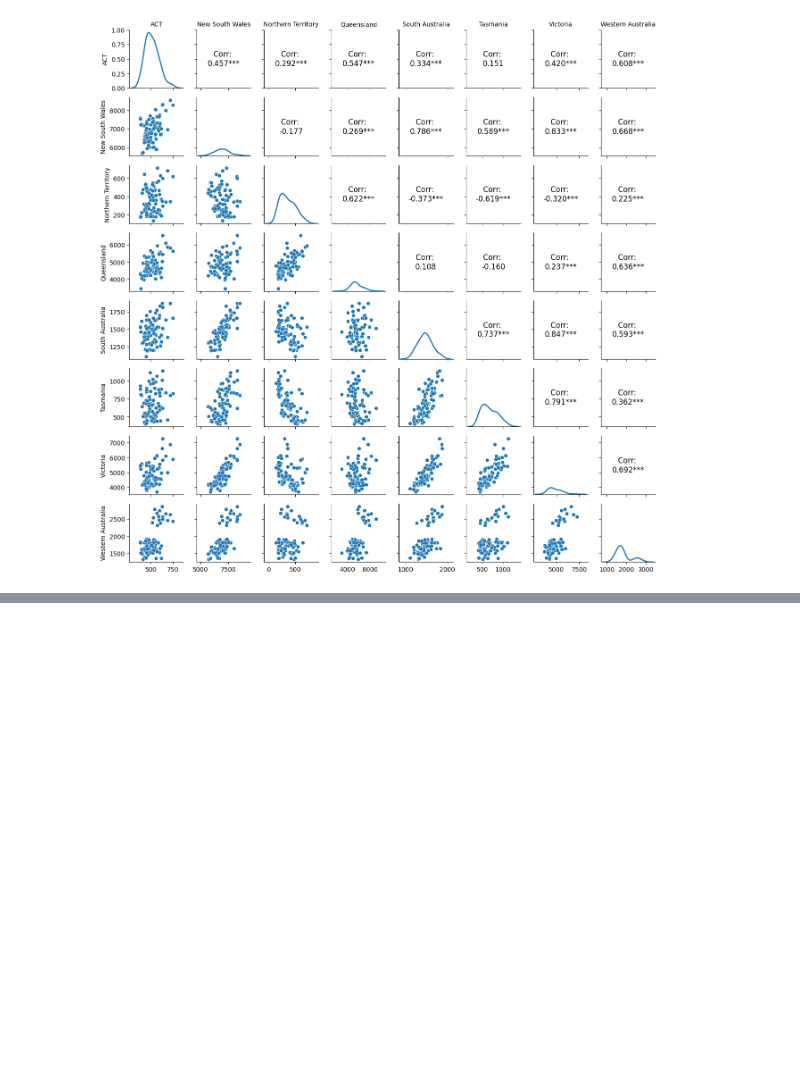
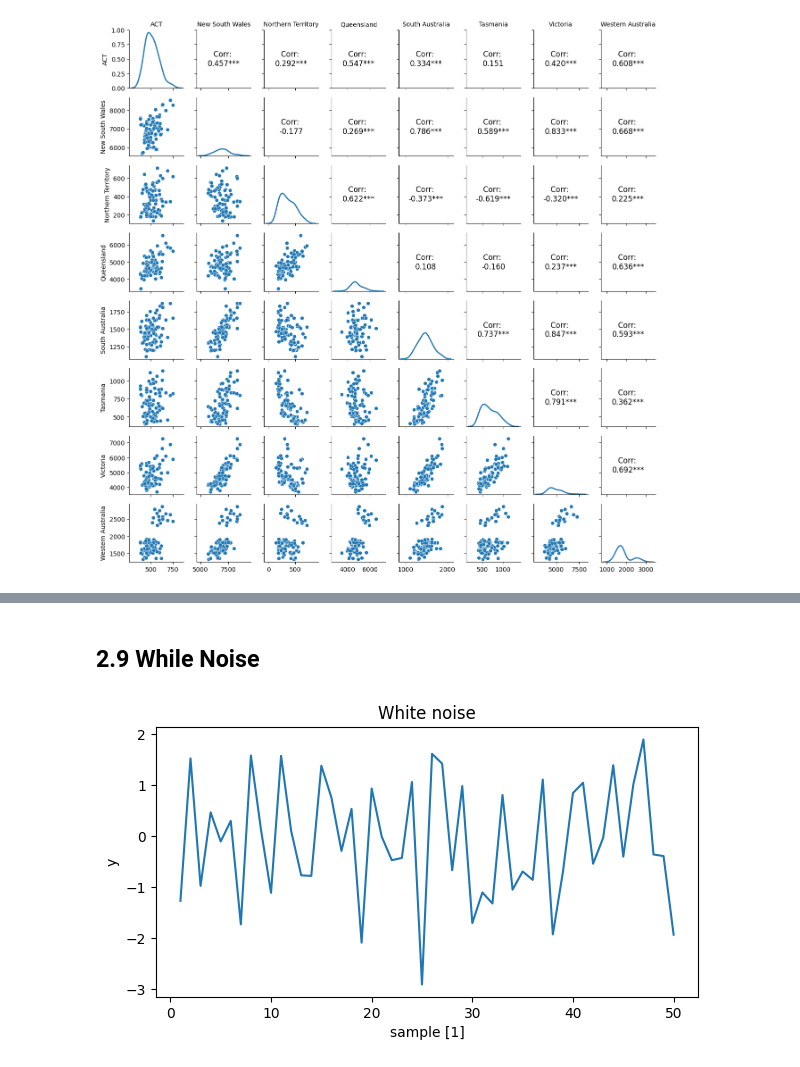
Before and after one commit to omeraytug/fpp3, a Jupyter notebook: code_alongs/02_time_series.ipynb, the cells around one changed output, grey strips where cells are left out. Drawn from its saved outputs; the diff is of its cells as text; code cells hidden in the pictures; blank space fills up the shorter version.

```diff
--- a/code_alongs/02_time_series.ipynb
+++ b/code_alongs/02_time_series.ipynb
@@ -439,0 +561,27 @@ fig.show()
+# %% [markdown]
+## 2.9 While Noise
+# %%
+import numpy as np
+import pandas as pd
+import matplotlib.pyplot as plt
+
+random = np.random.RandomState(30)
+
+wn = pd.DataFrame({
+    "y": random.normal(0, 1, 50),
+    "ds": np.arange(1, 51),
+    "unique_id": "wn",
+})
+
+fig, ax = plt.subplots(figsize=(7, 3.5))
+
+ax.plot(wn["ds"], wn["y"])
+ax.set(
+    title="White noise",
+    xlabel="sample [1]",
+    ylabel="y"
+)
+
+plt.show()
+# %% [output]
+[figure, added]
```
Also changed, not shown: parts of 10 cells of this notebook.
